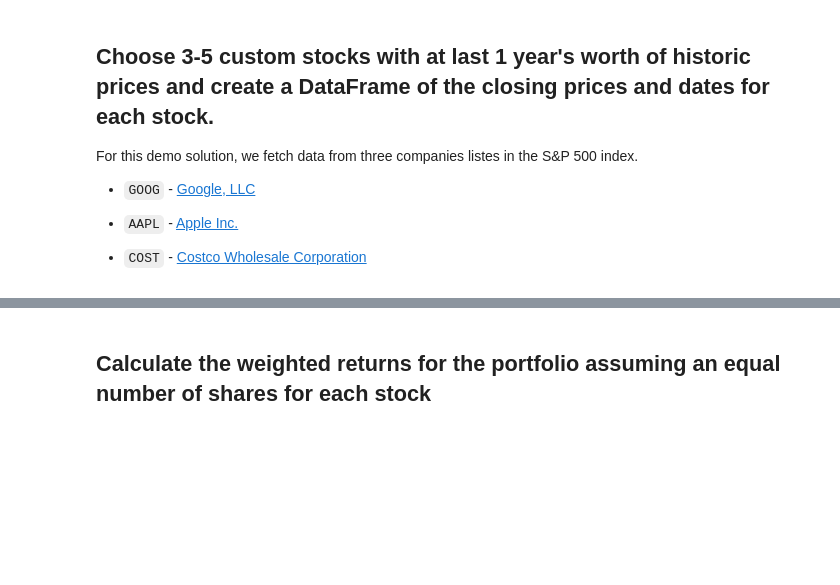
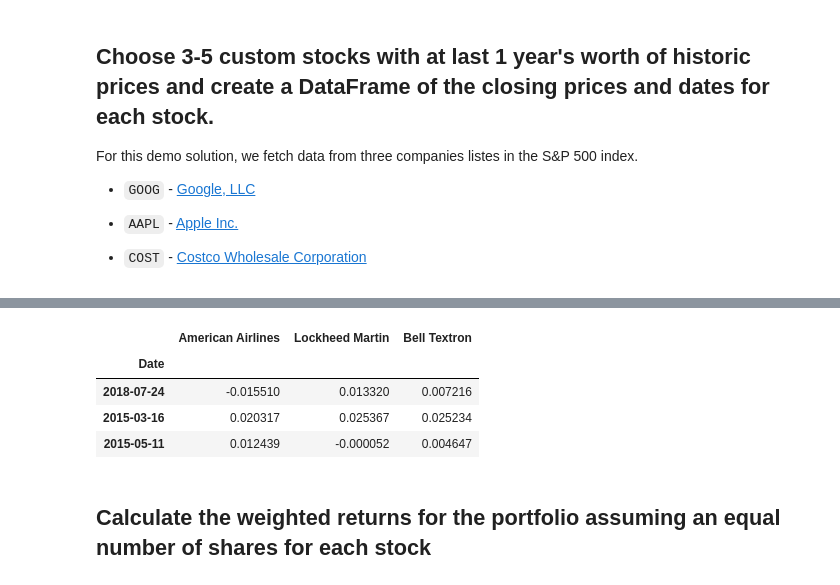
Before and after one commit to jdfwsp/pandas_for_data, a Jupyter notebook: whale_analysis.ipynb, the cells around one changed output, grey strips where cells are left out. Drawn from its saved outputs; the diff is of its cells as text; code cells hidden in the pictures; blank space fills up the shorter version.

```diff
--- a/whale_analysis.ipynb
+++ b/whale_analysis.ipynb
@@ -356,9 +385,16 @@ For this demo solution, we fetch data from three companies listes in the S&P 500
 # %%
 # Calculate daily returns
-
+#     Done Above
 # Drop NAs
-
+my_port_df.dropna(inplace = True)
 # Display sample data
+my_port_df.sample(3)
+# %% [output]
+|  | American Airlines | Lockheed Martin | Bell Textron |
+| Date |  |  |  |
+| 2018-07-24 | -0.015510 | 0.013320 | 0.007216 |
+| 2015-03-16 | 0.020317 | 0.025367 | 0.025234 |
+| 2015-05-11 | 0.012439 | -0.000052 | 0.004647 |
 # %% [markdown]
 ## Calculate the weighted returns for the portfolio assuming an equal number of shares for each stock
 # %%
```
Also changed, not shown: parts of 13 cells of this notebook, 3 other files.
